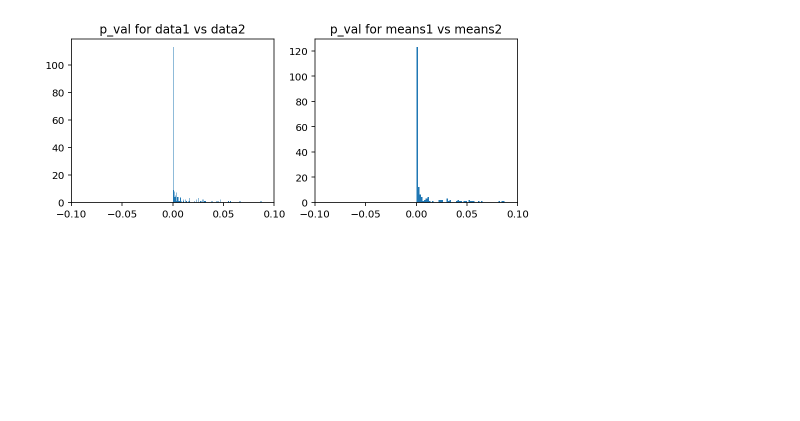
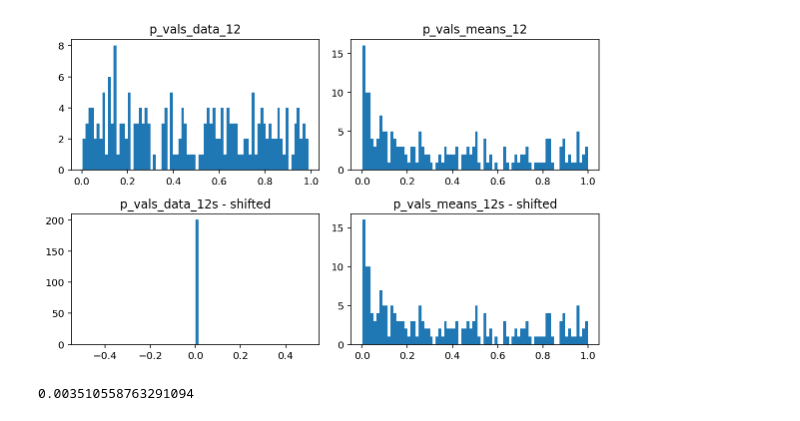
Before and after one commit to lselector/notebooks, a Jupyter notebook: Error_Estimation.ipynb, the cells around one changed output. Cells and saved outputs as stored; diff of their text form; code cells hidden in the pictures; blank space fills up the shorter version.

```diff
--- a/Error_Estimation.ipynb
+++ b/Error_Estimation.ipynb
@@ -301,13 +338,19 @@ for ii in range(200):
 # %%
-plt.rcParams["figure.figsize"] = (8, 3) # (width, height)
-fig, axes = plt.subplots(nrows=1, ncols=2)
-ax0, ax1 = axes.flatten()
-_ = ax0.hist(p_vals_data,bins=400)
-_ = ax0.set_xlim(left=-0.1,right=0.1)
-_ = ax0.set_title('p_val for data1 vs data2')
-_ = ax1.hist(p_vals_means,bins=400)
-_ = ax1.set_xlim(left=-0.1,right=0.1)
-_ = ax1.set_title('p_val for means1 vs means2')
+plt.rcParams["figure.figsize"] = (8, 5) # (width, height)
+fig, axes = plt.subplots(nrows=2, ncols=2)
+ax0, ax1, ax2, ax3 = axes.flatten()
+_ = ax0.hist(p_vals_data_12,bins=80)
+_ = ax0.set_title('p_vals_data_12')
+
+_ = ax1.hist(p_vals_means_12,bins=80)
+_ = ax1.set_title('p_vals_means_12')
+
+_ = ax2.hist(p_vals_data_12s,bins=80)
+_ = ax2.set_title('p_vals_data_12s - shifted')
+
+_ = ax3.hist(p_vals_means_12,bins=80)
+_ = ax3.set_title('p_vals_means_12s - shifted')
+_ = fig.tight_layout()
 _ = plt.show();
 # %% [output]
-[figure, old version]
+[figure, new version]
@@ -322,0 +357,4 @@ _ = plt.show();
+# %%
+np.min(p_vals_data_12)
+# %% [output]
+0.003510558763291094
```
Also changed, not shown: parts of 18 cells of this notebook, 1 other file.
